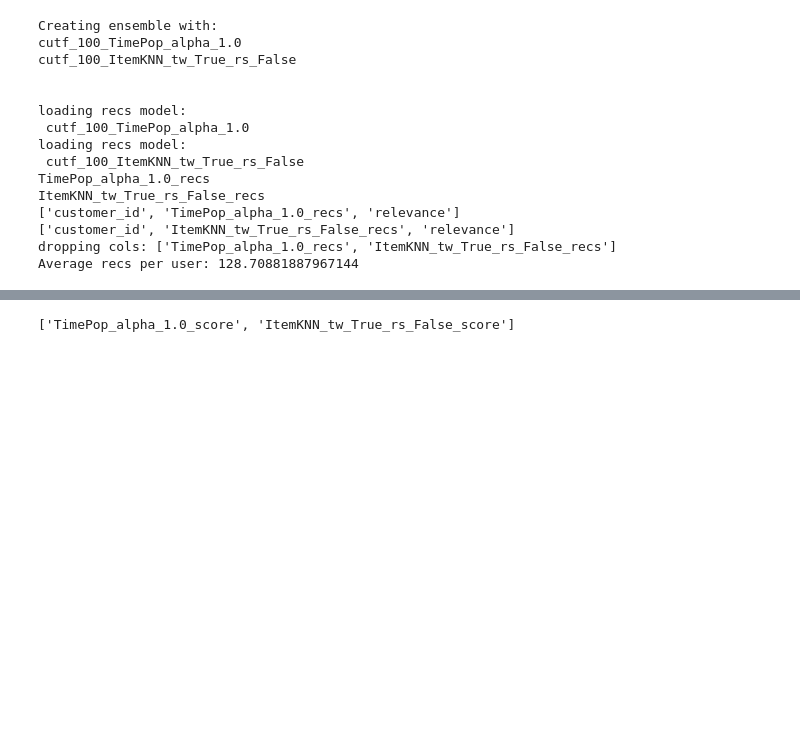
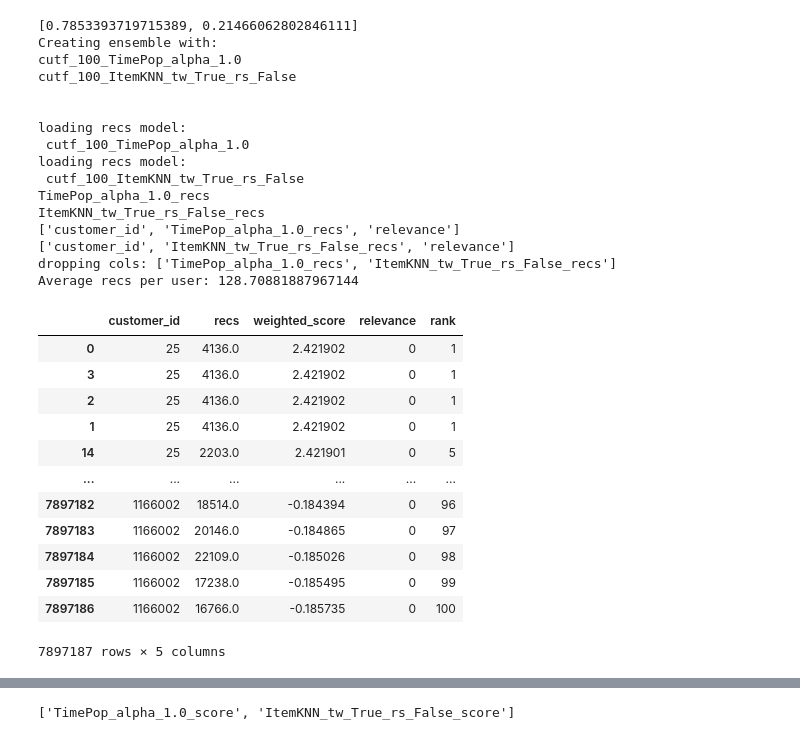
Before and after one commit to damicoedoardo/HnMChallenge, a Jupyter notebook: hnmchallenge/data_analysis/ensemble_score_rank.ipynb, the cells around one changed output, grey strips where cells are left out. Drawn from its saved outputs; the diff is of its cells as text; code cells hidden in the pictures; blank space fills up the shorter version.

```diff
--- a/hnmchallenge/data_analysis/ensemble_score_rank.ipynb
+++ b/hnmchallenge/data_analysis/ensemble_score_rank.ipynb
@@ -17,6 +17,9 @@ from hnmchallenge.models_prediction.ensemble_recs import EnsembleRecs
 # %%
 dataset = LMLDDataset()
 # %%
+itemknn_w = 39205 * 0.1397332847340381 * 0.04217208947113406
+time_pop_w = 47340 * 0.1839606121190764 * 0.0970550910163751
+weight_list = [time_pop_w, itemknn_w]
 models = [
         # "cutf_100_PSGE_tw_True_rs_False_k_256",
         # "cutf_100_Popularity_cutoff_100",
@@ -30,11 +33,13 @@ dataset = LMLDDataset()
 
 ensemble = EnsembleRecs(
             models_list=models,
+            weight_list=weight_list,
             kind="train",
             dataset=dataset,
         )
 recs_df=ensemble.get_recommendations()
 # %% [output]
+[0.7853393719715389, 0.21466062802846111]
 Creating ensemble with:
 cutf_100_TimePop_alpha_1.0
 cutf_100_ItemKNN_tw_True_rs_False
@@ -50,5 +55,21 @@ ItemKNN_tw_True_rs_False_recs
 ['customer_id', 'ItemKNN_tw_True_rs_False_recs', 'relevance']
 dropping cols: ['TimePop_alpha_1.0_recs', 'ItemKNN_tw_True_rs_False_recs']
 Average recs per user: 128.70881887967144
+# %%
+recs = recs_df.sort_values([DEFAULT_USER_COL, "weighted_score"], ascending=[True, False])
 # %%
-recs=recs_df
+recs
+# %% [output]
+|  | customer_id | recs | weighted_score | relevance | rank |
+| 0 | 25 | 4136.0 | 2.421902 | 0 | 1 |
+| 3 | 25 | 4136.0 | 2.421902 | 0 | 1 |
+| 2 | 25 | 4136.0 | 2.421902 | 0 | 1 |
+| 1 | 25 | 4136.0 | 2.421902 | 0 | 1 |
+| 14 | 25 | 2203.0 | 2.421901 | 0 | 5 |
+| ... | ... | ... | ... | ... | ... |
+| 7897182 | 1166002 | 18514.0 | -0.184394 | 0 | 96 |
+| 7897183 | 1166002 | 20146.0 | -0.184865 | 0 | 97 |
+| 7897184 | 1166002 | 22109.0 | -0.185026 | 0 | 98 |
+| 7897185 | 1166002 | 17238.0 | -0.185495 | 0 | 99 |
+| 7897186 | 1166002 | 16766.0 | -0.185735 | 0 | 100 |
+7897187 rows × 5 columns
```
Also changed, not shown: parts of 2 cells of this notebook, 9 other files.
